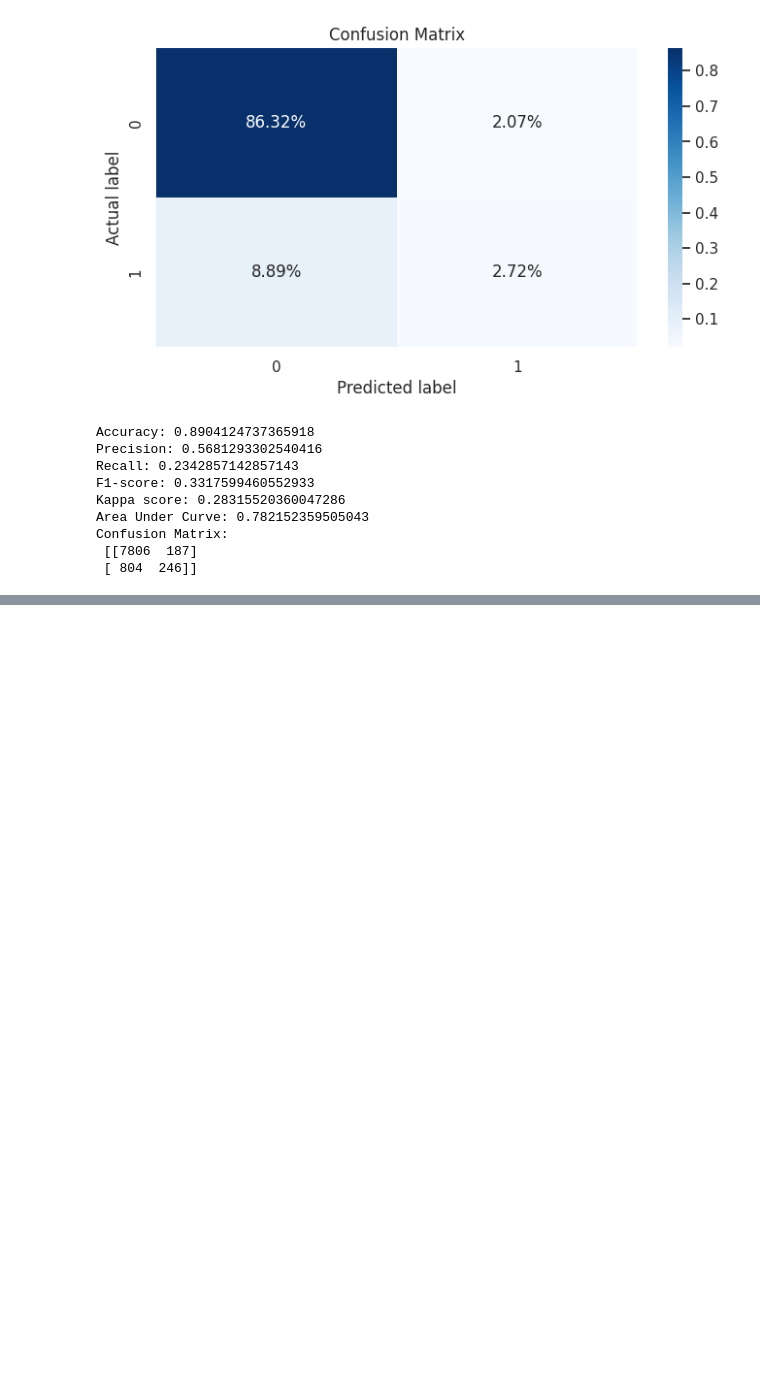
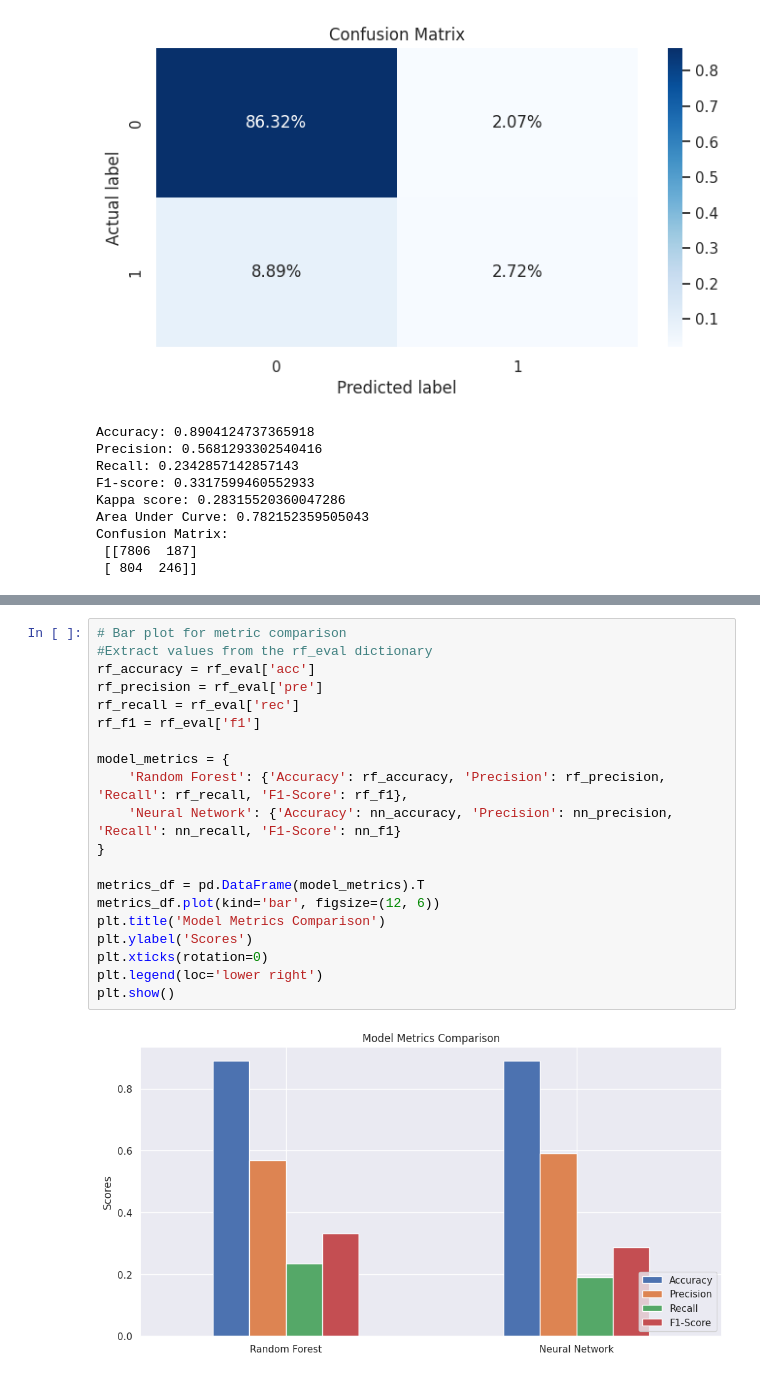
Before and after one commit to Chanminii/Bank-Marketing-prediction, a Jupyter notebook: mlcw.ipynb, the cells around one changed output, grey strips where cells are left out. Saved outputs shown, nothing was run; the diff lists cells and outputs as text; blank space fills up the shorter version.

```diff
--- a/mlcw.ipynb
+++ b/mlcw.ipynb
@@ -489,0 +500,22 @@ weighted avg       0.87      0.89      0.87      9043
+# %%
+# Bar plot for metric comparison
+#Extract values from the rf_eval dictionary
+rf_accuracy = rf_eval['acc']
+rf_precision = rf_eval['pre']
+rf_recall = rf_eval['rec']
+rf_f1 = rf_eval['f1']
+
+model_metrics = {
+    'Random Forest': {'Accuracy': rf_accuracy, 'Precision': rf_precision, 'Recall': rf_recall, 'F1-Score': rf_f1},
+    'Neural Network': {'Accuracy': nn_accuracy, 'Precision': nn_precision, 'Recall': nn_recall, 'F1-Score': nn_f1}
+}
+
+metrics_df = pd.DataFrame(model_metrics).T
+metrics_df.plot(kind='bar', figsize=(12, 6))
+plt.title('Model Metrics Comparison')
+plt.ylabel('Scores')
+plt.xticks(rotation=0)
+plt.legend(loc='lower right')
+plt.show()
+# %% [output]
+[figure, added]
```
Also changed, not shown: parts of 10 cells of this notebook.
